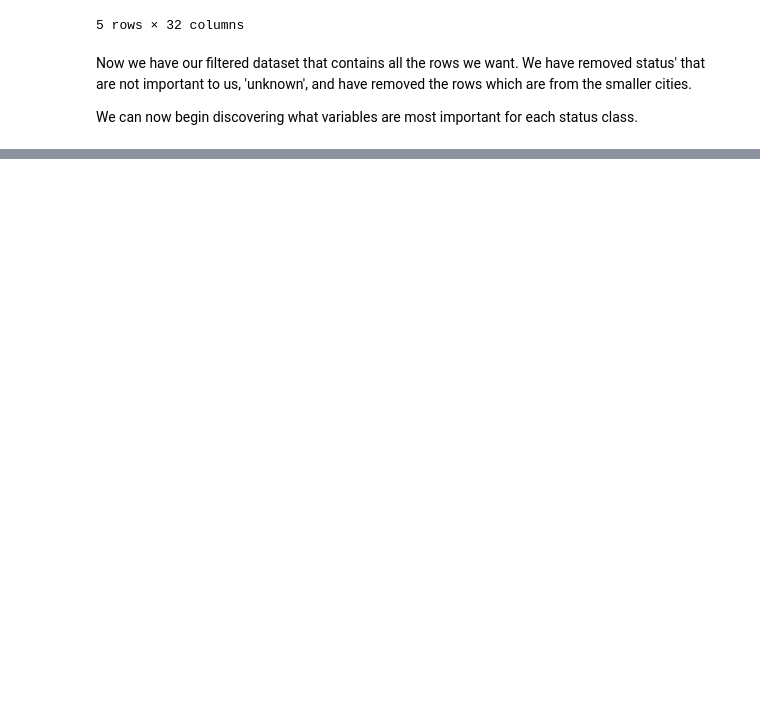
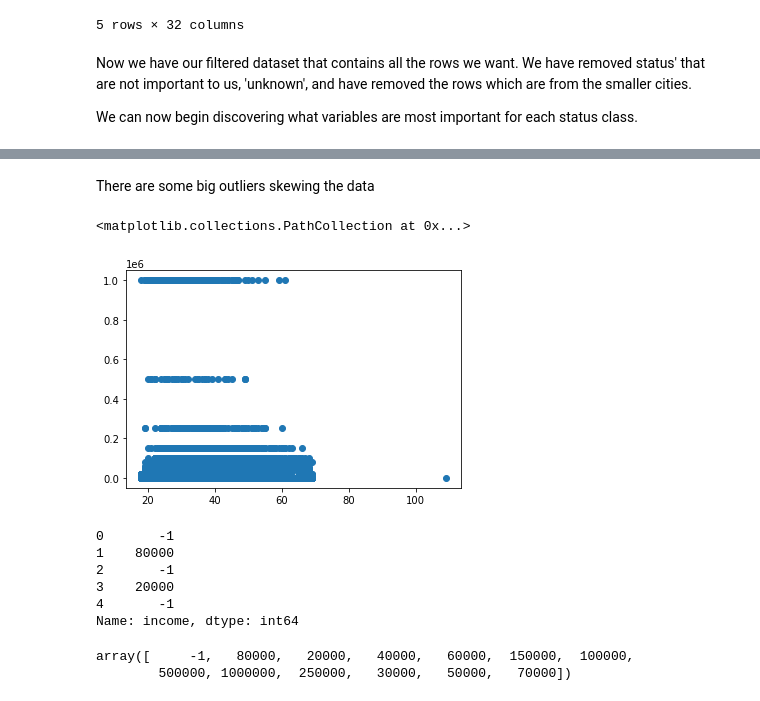
Before and after one commit to brianellis1997/DateAScientist, a Jupyter notebook: date-a-scientist.ipynb, the cells around one changed output, grey strips where cells are left out. Cells and saved outputs as stored; diff of their text form; code cells hidden in the pictures; blank space fills up the shorter version.

```diff
--- a/date-a-scientist.ipynb
+++ b/date-a-scientist.ipynb
@@ -501,0 +545,21 @@ We can now begin discovering what variables are most important for each status c
+# %% [markdown]
+There are some big outliers skewing the data
+# %%
+plt.scatter(male_data['age'], male_data['income'])
+# %% [output]
+<matplotlib.collections.PathCollection at 0x...>
+[figure, added]
+# %%
+male_data['income'].head()
+# %% [output]
+0       -1
+1    80000
+2       -1
+3    20000
+4       -1
+Name: income, dtype: int64
+# %%
+male_data['income'].unique()
+# %% [output]
+array([     -1,   80000,   20000,   40000,   60000,  150000,  100000,
+        500000, 1000000,  250000,   30000,   50000,   70000])
```
Also changed, not shown: parts of 8 cells of this notebook.
